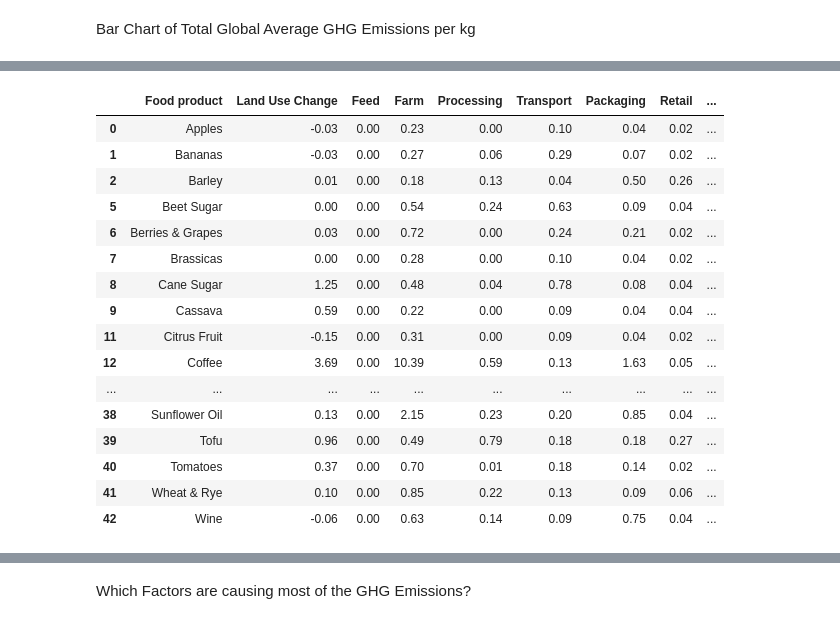
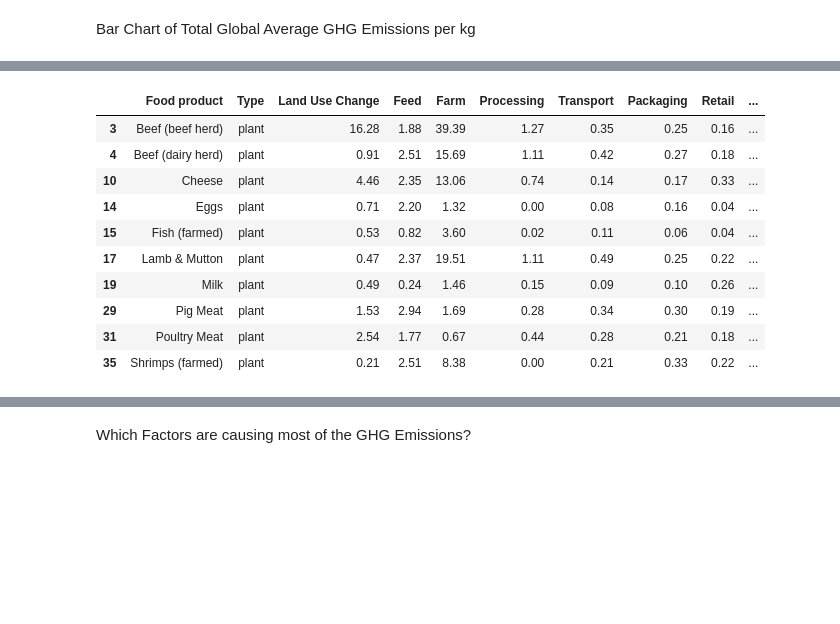
Before and after one commit to felixschwebel/FoodEmissions, a Jupyter notebook: FoodEmissions.ipynb, the cells around one changed output, grey strips where cells are left out. Saved outputs shown, nothing was run; the diff lists cells and outputs as text; code cells hidden in the pictures; blank space fills up the shorter version.

```diff
--- a/FoodEmissions.ipynb
+++ b/FoodEmissions.ipynb
@@ -95 +95,9 @@ How big is the difference of the GHG Emissions from **Animal products** to **Pla
+# %%
+data.insert(1, 'Type', None)
+# %%
+for row in data.index:
+    if data['Feed'][row] == 0:
+        data.loc[row, 'Type'] = 'animal'
+    else:
+        data.loc[row, 'Type'] = 'plant'
 # %%
@@ -110,21 +124,15 @@ animal_products
 # %%
-plant_products = data[data['Feed'] == 0]
+plant_products = data[data['Type'] == 'plant']
 plant_products
 # %% [output]
-|  | Food product | Land Use Change | Feed | Farm | Processing | Transport | Packaging | Retail | ... |
-| 0 | Apples | -0.03 | 0.00 | 0.23 | 0.00 | 0.10 | 0.04 | 0.02 | ... |
-| 1 | Bananas | -0.03 | 0.00 | 0.27 | 0.06 | 0.29 | 0.07 | 0.02 | ... |
-| 2 | Barley | 0.01 | 0.00 | 0.18 | 0.13 | 0.04 | 0.50 | 0.26 | ... |
-| 5 | Beet Sugar | 0.00 | 0.00 | 0.54 | 0.24 | 0.63 | 0.09 | 0.04 | ... |
-| 6 | Berries & Grapes | 0.03 | 0.00 | 0.72 | 0.00 | 0.24 | 0.21 | 0.02 | ... |
-| 7 | Brassicas | 0.00 | 0.00 | 0.28 | 0.00 | 0.10 | 0.04 | 0.02 | ... |
-| 8 | Cane Sugar | 1.25 | 0.00 | 0.48 | 0.04 | 0.78 | 0.08 | 0.04 | ... |
-| 9 | Cassava | 0.59 | 0.00 | 0.22 | 0.00 | 0.09 | 0.04 | 0.04 | ... |
-| 11 | Citrus Fruit | -0.15 | 0.00 | 0.31 | 0.00 | 0.09 | 0.04 | 0.02 | ... |
-| 12 | Coffee | 3.69 | 0.00 | 10.39 | 0.59 | 0.13 | 1.63 | 0.05 | ... |
-| ... | ... | ... | ... | ... | ... | ... | ... | ... | ... |
-| 38 | Sunflower Oil | 0.13 | 0.00 | 2.15 | 0.23 | 0.20 | 0.85 | 0.04 | ... |
-| 39 | Tofu | 0.96 | 0.00 | 0.49 | 0.79 | 0.18 | 0.18 | 0.27 | ... |
-| 40 | Tomatoes | 0.37 | 0.00 | 0.70 | 0.01 | 0.18 | 0.14 | 0.02 | ... |
-| 41 | Wheat & Rye | 0.10 | 0.00 | 0.85 | 0.22 | 0.13 | 0.09 | 0.06 | ... |
-| 42 | Wine | -0.06 | 0.00 | 0.63 | 0.14 | 0.09 | 0.75 | 0.04 | ... |
+|  | Food product | Type | Land Use Change | Feed | Farm | Processing | Transport | Packaging | Retail | ... |
+| 3 | Beef (beef herd) | plant | 16.28 | 1.88 | 39.39 | 1.27 | 0.35 | 0.25 | 0.16 | ... |
+| 4 | Beef (dairy herd) | plant | 0.91 | 2.51 | 15.69 | 1.11 | 0.42 | 0.27 | 0.18 | ... |
+| 10 | Cheese | plant | 4.46 | 2.35 | 13.06 | 0.74 | 0.14 | 0.17 | 0.33 | ... |
+| 14 | Eggs | plant | 0.71 | 2.20 | 1.32 | 0.00 | 0.08 | 0.16 | 0.04 | ... |
+| 15 | Fish (farmed) | plant | 0.53 | 0.82 | 3.60 | 0.02 | 0.11 | 0.06 | 0.04 | ... |
+| 17 | Lamb & Mutton | plant | 0.47 | 2.37 | 19.51 | 1.11 | 0.49 | 0.25 | 0.22 | ... |
+| 19 | Milk | plant | 0.49 | 0.24 | 1.46 | 0.15 | 0.09 | 0.10 | 0.26 | ... |
+| 29 | Pig Meat | plant | 1.53 | 2.94 | 1.69 | 0.28 | 0.34 | 0.30 | 0.19 | ... |
+| 31 | Poultry Meat | plant | 2.54 | 1.77 | 0.67 | 0.44 | 0.28 | 0.21 | 0.18 | ... |
+| 35 | Shrimps (farmed) | plant | 0.21 | 2.51 | 8.38 | 0.00 | 0.21 | 0.33 | 0.22 | ... |
```
Also changed, not shown: parts of 8 cells of this notebook, 1 other file.
